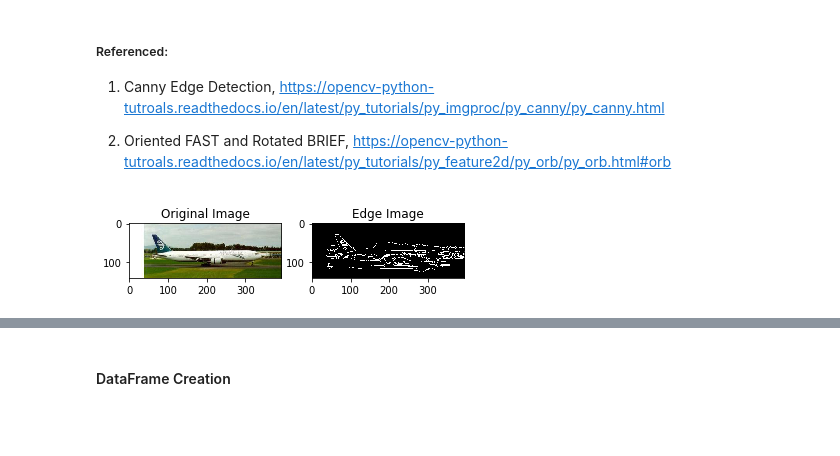
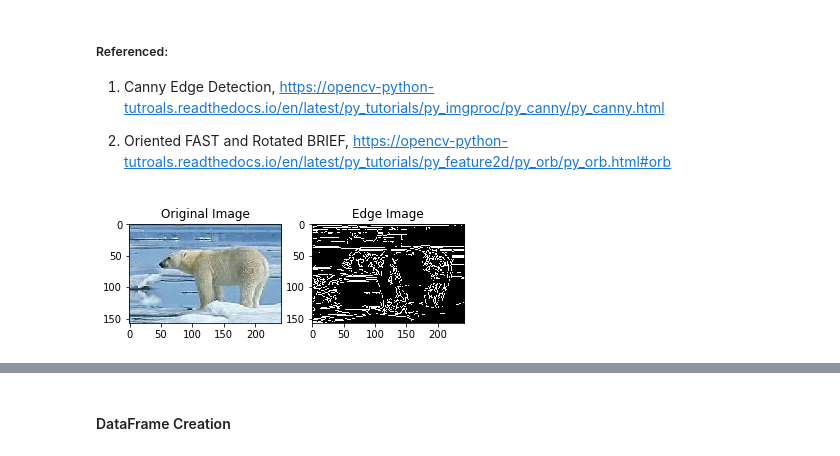
Before and after one commit to joey-lou/CS200_FP, a Jupyter notebook: GradProject_NB2.ipynb, the cells around one changed output, grey strips where cells are left out. Drawn from its saved outputs; the diff is of its cells as text; code cells hidden in the pictures; blank space fills up the shorter version.

```diff
--- a/GradProject_NB2.ipynb
+++ b/GradProject_NB2.ipynb
@@ -187,13 +327,13 @@ plt.show()
 2. Oriented FAST and Rotated BRIEF, https://opencv-python-tutroals.readthedocs.io/en/latest/py_tutorials/py_feature2d/py_orb/py_orb.html#orb
 # %%
 # Canny edge detection
-img = train_data.iloc[4,0]
+img = train_data.iloc[100,0]
 edges = cv2.Canny(img, 50, 250)
 
 plt.subplot(121),plt.imshow(img)
 plt.title('Original Image')
-plt.subplot(122),plt.imshow(edges,cmap = 'gray')
+plt.subplot(122),plt.imshow(edges, cmap = 'gray')
 plt.title('Edge Image')
 plt.show()
 # %% [output]
-[figure, old version]
+[figure, new version]
```
Also changed, not shown: parts of 26 cells of this notebook, 1 other file.
